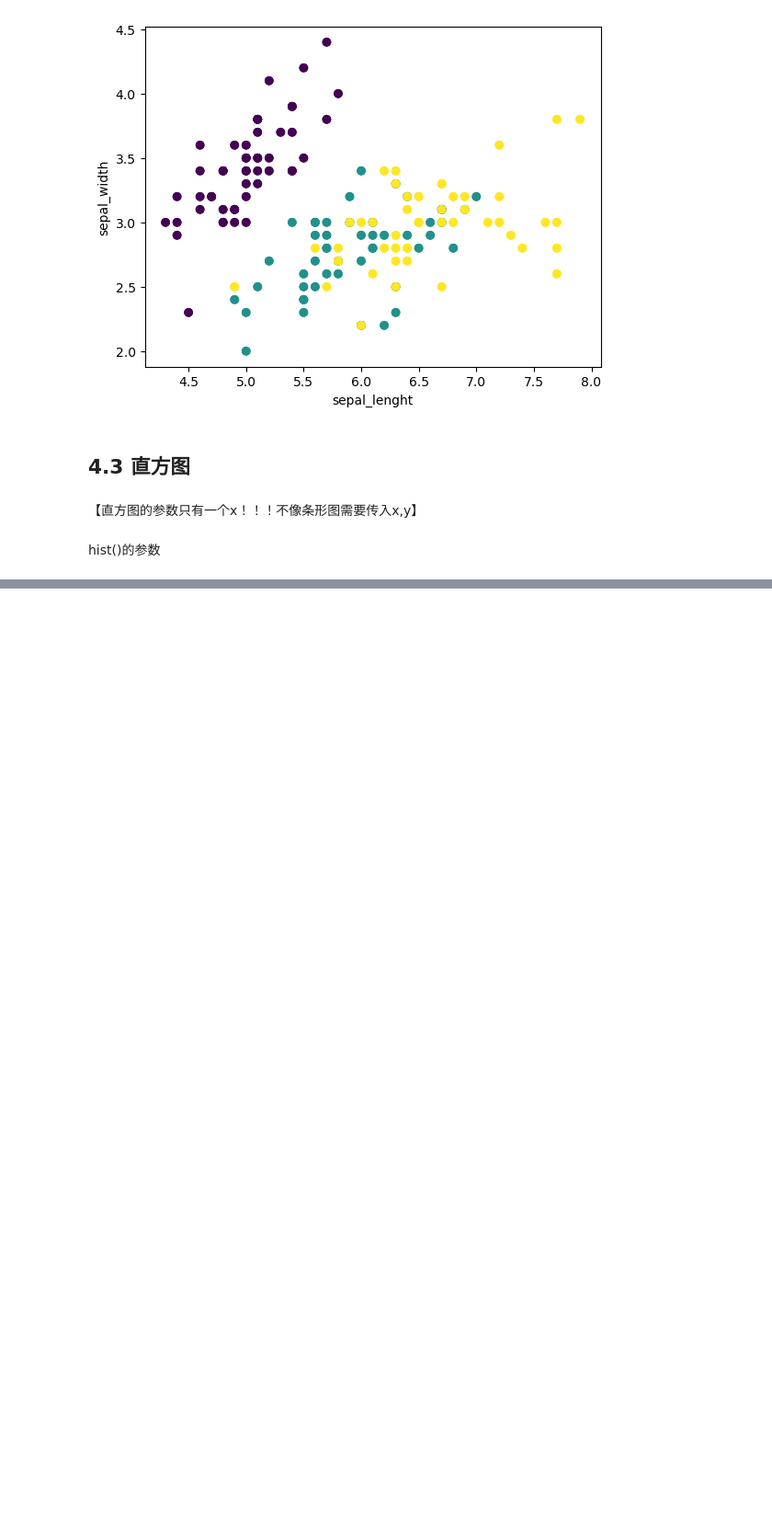
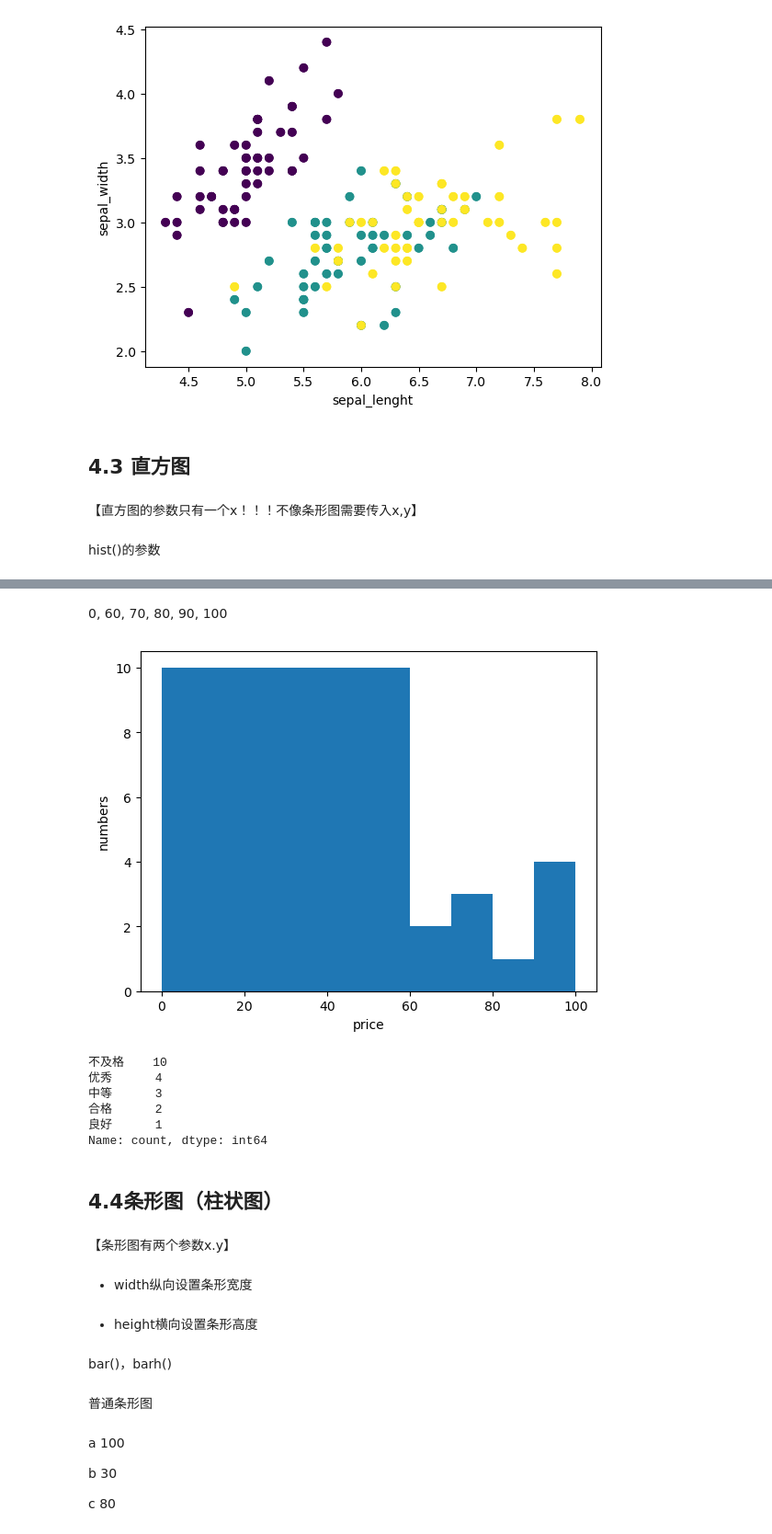
Before and after one commit to Leecoin49/StudyNote, a Jupyter notebook: LLM/AILLM_Luffy/1.Python/第21章Matplotlib/1.Matplotlib绘图.ipynb, the cells around one changed output, grey strips where cells are left out. Shown at 92% size. Drawn from its saved outputs; the diff is of its cells as text; code cells hidden in the pictures; blank space fills up the shorter version.

```diff
--- a/LLM/AILLM_Luffy/1.Python/第21章Matplotlib/1.Matplotlib绘图.ipynb
+++ b/LLM/AILLM_Luffy/1.Python/第21章Matplotlib/1.Matplotlib绘图.ipynb
@@ -966,0 +1008,9 @@ hist()的参数
+# %% [markdown]
+0, 60, 70, 80, 90, 100
+# %%
+plt.hist(score, bins=[0,60,70,80,90,100])
+plt. xlabel('price')
+plt. ylabel('numbers')
+plt.show()
+# %% [output]
+[figure, added]
@@ -966,0 +1029,27 @@ hist()的参数
+# %%
+pd.Series(score).map(map_score).value_counts()
+# %% [output]
+不及格    10
+优秀      4
+中等      3
+合格      2
+良好      1
+Name: count, dtype: int64
+# %% [markdown]
+## 4.4条形图（柱状图）
+# %% [markdown]
+【条形图有两个参数x.y】
+# %% [markdown]
+- width纵向设置条形宽度
+# %% [markdown]
+- height横向设置条形高度
+# %% [markdown]
+bar()，barh()
+# %% [markdown]
+普通条形图
+# %% [markdown]
+a 100
+
+b 30
+
+c 80
```
Also changed, not shown: parts of 29 cells of this notebook.
